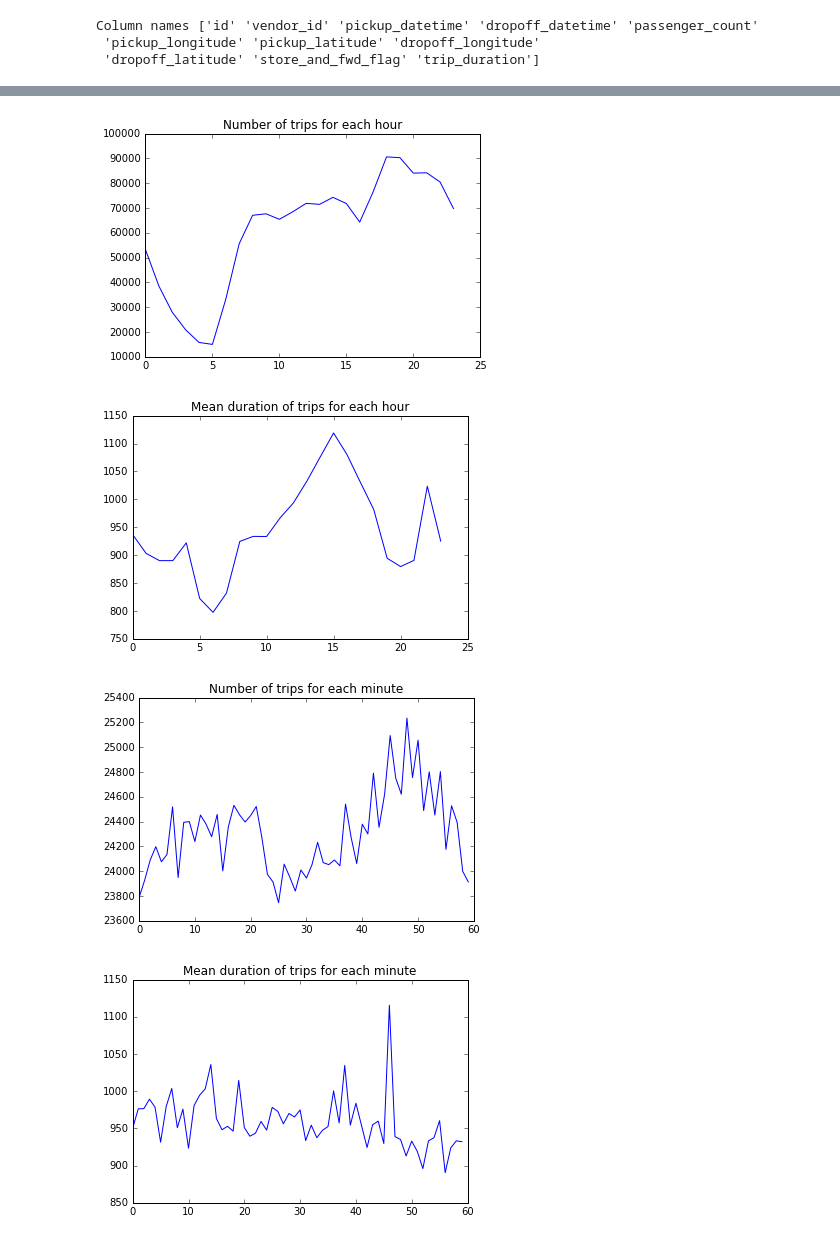
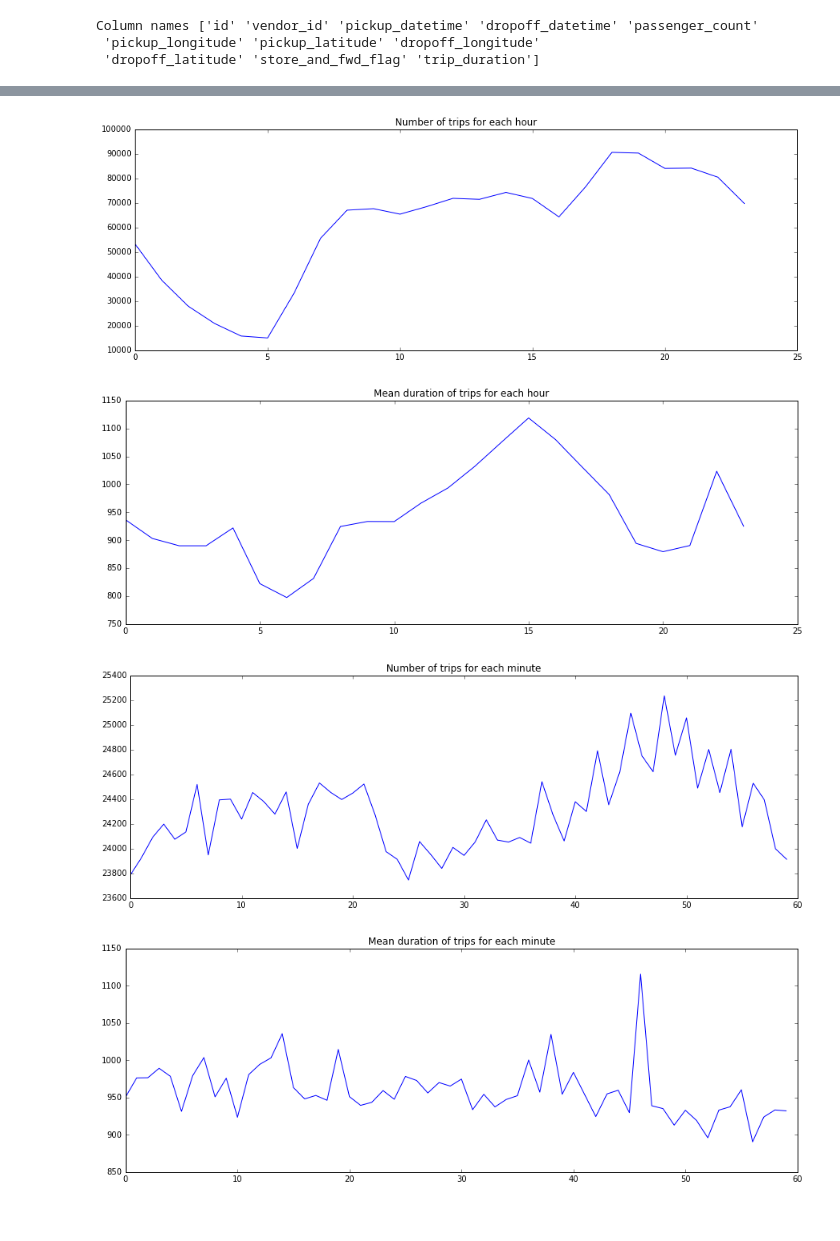
Before and after one commit to myouness/taxi_duration, a Jupyter notebook: EDA.ipynb, the cells around one changed output, grey strips where cells are left out. Drawn from its saved outputs; the diff is of its cells as text; code cells hidden in the pictures.

```diff
--- a/EDA.ipynb
+++ b/EDA.ipynb
@@ -154,28 +143,28 @@ plt.show()
 # %%
 count_hour_df = train[["hour", "trip_duration"]].groupby(["hour"] , as_index = False).count()
 duration_hour_df = train[["hour", "trip_duration"]].groupby(["hour"] , as_index = False).mean()
-
+plt.figure(figsize=(15,5))
 plt.plot(count_hour_df["hour"], count_hour_df["trip_duration"])
 plt.title('Number of trips for each hour')
 plt.show()
-
+plt.figure(figsize=(15,5))
 plt.plot(duration_hour_df["hour"], duration_hour_df["trip_duration"])
 plt.title('Mean duration of trips for each hour')
 plt.show()
 # %% [output]
-[figure, old version]
+[figure, new version]
-[figure, old version]
+[figure, new version]
 # %%
 count_minute_df = train[["minute", "trip_duration"]].groupby(["minute"] , as_index = False).count()
 duration_minute_df = train[["minute", "trip_duration"]].groupby(["minute"] , as_index = False).mean()
-
+plt.figure(figsize=(15,5))
 plt.plot(count_minute_df["minute"], count_minute_df["trip_duration"])
 plt.title('Number of trips for each minute')
 plt.show()
-
+plt.figure(figsize=(15,5))
 plt.plot(duration_minute_df["minute"], duration_minute_df["trip_duration"])
 plt.title('Mean duration of trips for each minute')
 plt.show()
 # %% [output]
-[figure, old version]
+[figure, new version]
-[figure, old version]
+[figure, new version]
```
Also changed, not shown: parts of 6 cells of this notebook, 1 other file.
